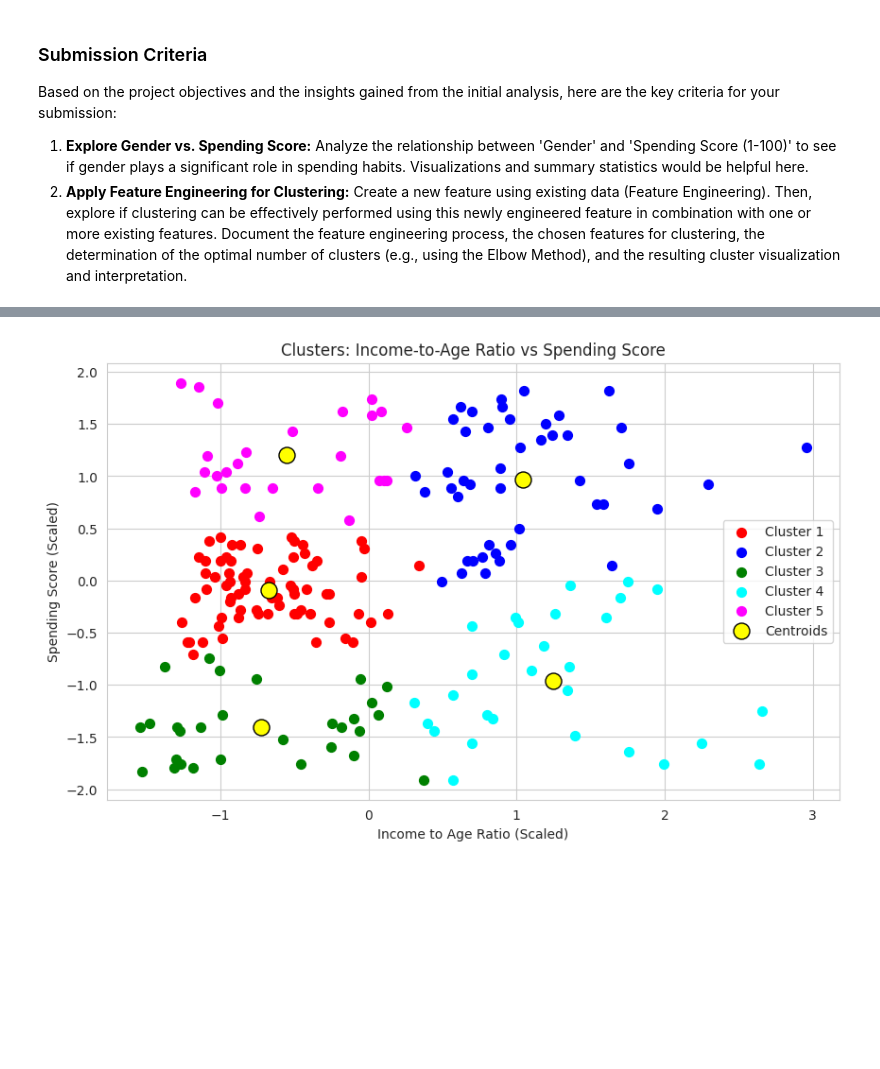
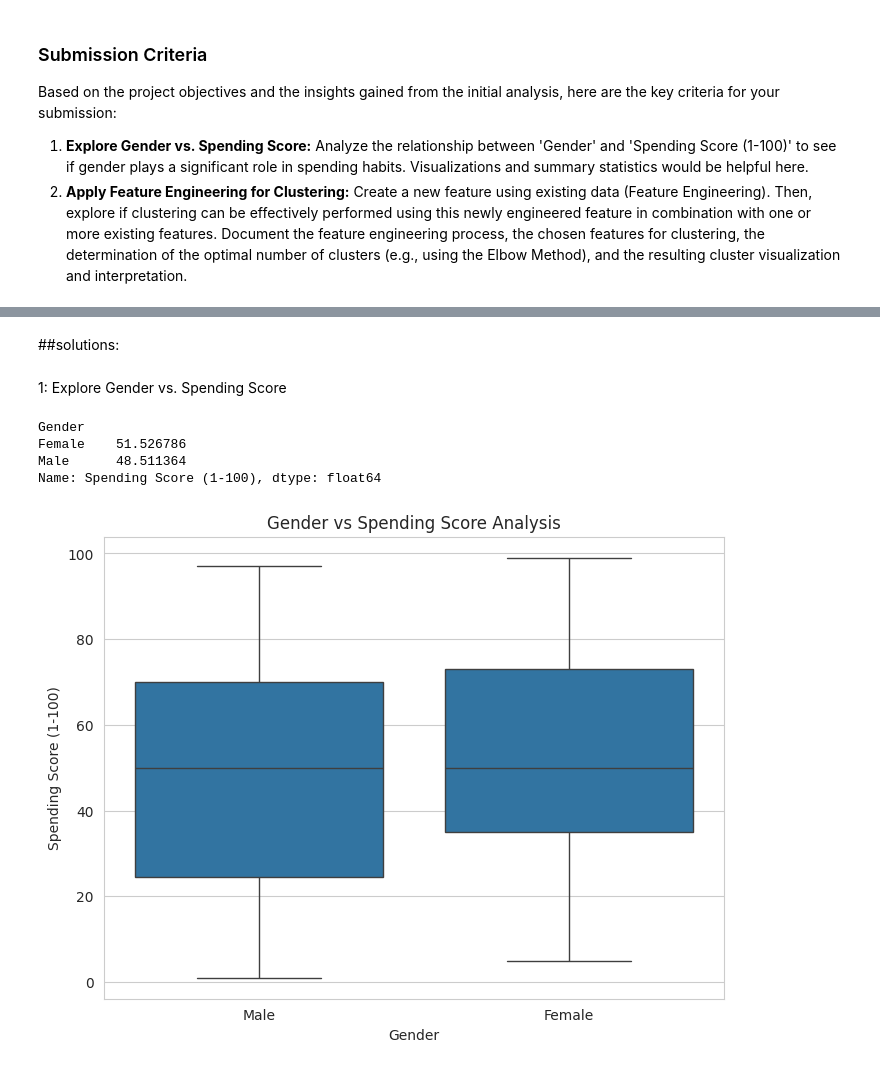
Before and after one commit to saltfry/21Projects21Days, a Jupyter notebook: 5SmartSegmentationUnlockingCustomerPersonaswithAI.ipynb, the cells around one changed output, grey strips where cells are left out. Cells and saved outputs as stored; diff of their text form; code cells hidden in the pictures; blank space fills up the shorter version.

```diff
--- a/5SmartSegmentationUnlockingCustomerPersonaswithAI.ipynb
+++ b/5SmartSegmentationUnlockingCustomerPersonaswithAI.ipynb
@@ -323,17 +330,3 @@ Based on the project objectives and the insights gained from the initial analysi
 
 1.  **Explore Gender vs. Spending Score:** Analyze the relationship between 'Gender' and 'Spending Score (1-100)' to see if gender plays a significant role in spending habits. Visualizations and summary statistics would be helpful here.
 2.  **Apply Feature Engineering for Clustering:** Create a new feature using existing data (Feature Engineering). Then, explore if clustering can be effectively performed using this newly engineered feature in combination with one or more existing features. Document the feature engineering process, the chosen features for clustering, the determination of the optimal number of clusters (e.g., using the Elbow Method), and the resulting cluster visualization and interpretation.
-# %%
-#PART 1: Feature Engineering & Scaling
-
-# 1. Create the new feature: Income Efficiency
-df['Income_to_Age_Ratio'] = df['Annual Income (k$)'] / df['Age']
-
-# 2. Select the specific columns we want to cluster
-X_new = df[['Income_to_Age_Ratio', 'Spending Score (1-100)']]
-
-# 3. Scale the data so the model treats them equally
-scaler = StandardScaler()
-X_scaled_new = scaler.fit_transform(X_new)
-
-print("Feature created and scaled successfully.")
@@ -361,33 +333,25 @@ plt.show()
-# %%
- #PART 3: Final Clustering (k=5) & Visualization
-
-# Apply K-Means with 5 clusters (based on the elbow being at 5)
-optimal_k = 5
-kmeans_final = KMeans(n_clusters=optimal_k, init='k-means++', random_state=42, n_init=10)
-y_kmeans_final = kmeans_final.fit_predict(X_scaled_new)
-
-# Save labels to dataframe for inspection
-df['New_Cluster_Labels'] = y_kmeans_final
-
-# Visualize the clusters
-plt.figure(figsize=(10, 6))
-
-# Loop through each cluster (0 to 4) to plot them with different colors
-colors = ['red', 'blue', 'green', 'cyan', 'magenta']
-for i in range(optimal_k):
-    plt.scatter(X_scaled_new[y_kmeans_final == i, 0],
-                X_scaled_new[y_kmeans_final == i, 1],
-                s=50, c=colors[i], label=f'Cluster {i+1}')
-
-# Plot the centroids
-plt.scatter(kmeans_final.cluster_centers_[:, 0],
-            kmeans_final.cluster_centers_[:, 1],
-            s=150, c='yellow', label='Centroids', edgecolors='black')
-
-plt.title('Clusters: Income-to-Age Ratio vs Spending Score')
-plt.xlabel('Income to Age Ratio (Scaled)')
-plt.ylabel('Spending Score (Scaled)')
-plt.legend()
-plt.show()
-# %% [output]
-[figure, removed]
+# %% [markdown]
+##solutions:
+# %% [markdown]
+1: Explore Gender vs. Spending Score
+# %%
+# checking the average spending score for each gender to see who spends more
+print(df.groupby('Gender')['Spending Score (1-100)'].mean())
+
+# setting the figure size so the plot isn't too small
+plt.figure(figsize=(8, 6))
+
+# making a boxplot to compare the spread of spending scores for males vs females
+sns.boxplot(x='Gender', y='Spending Score (1-100)', data=df)
+
+# giving the chart a title so we know what we are looking at
+plt.title('Gender vs Spending Score Analysis')
+
+# showing the final plot
+plt.show()
+# %% [output]
+Gender
+Female    51.526786
+Male      48.511364
+Name: Spending Score (1-100), dtype: float64
+[figure, added]
```
Also changed, not shown: parts of 5 cells of this notebook.
